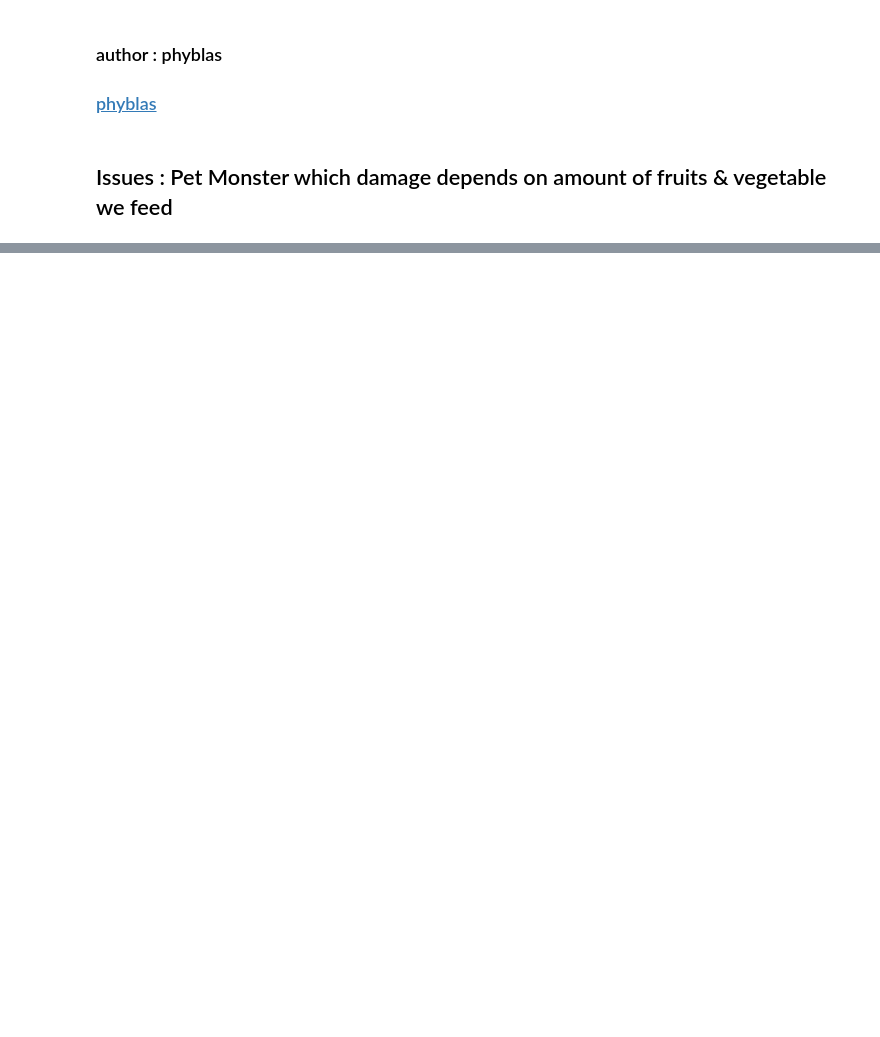
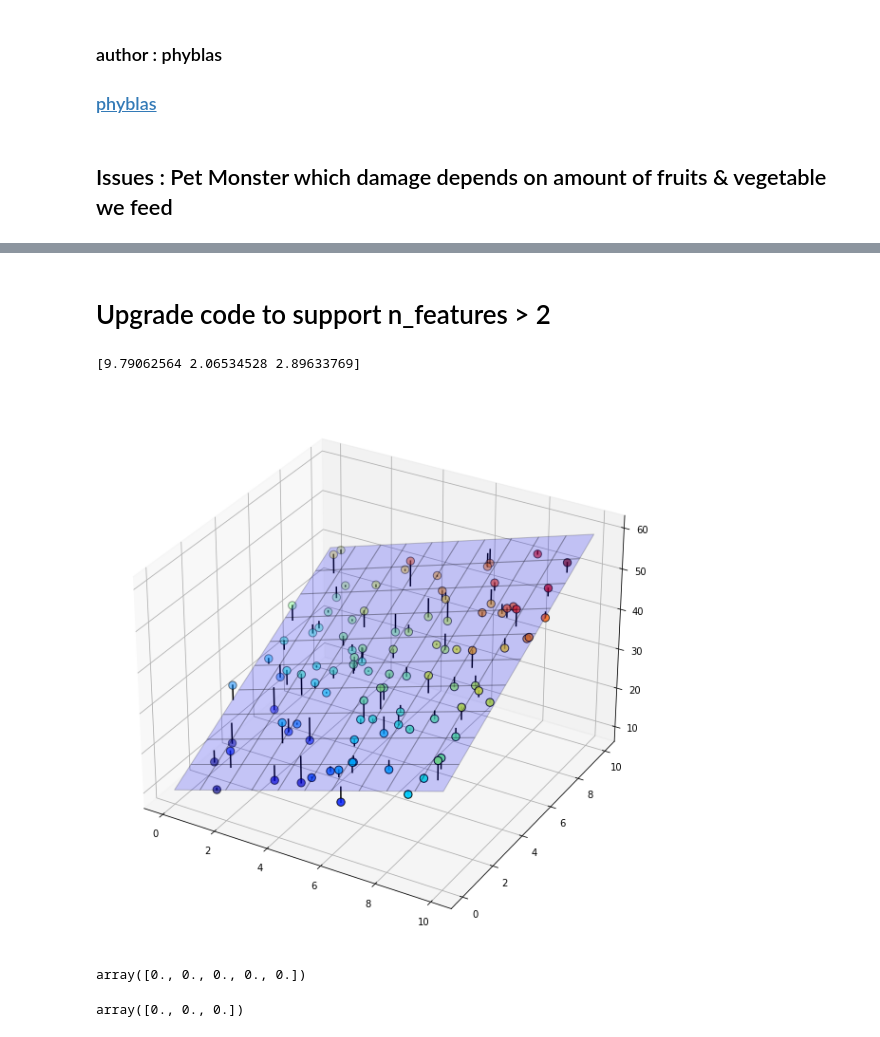
Before and after one commit to Yayawak/Machine-learner, a Jupyter notebook: Sklearn learn/Regression/Gradient descent/Mulitvaraible features.ipynb, the cells around one changed output, grey strips where cells are left out. Saved outputs shown, nothing was run; the diff lists cells and outputs as text; code cells hidden in the pictures; blank space fills up the shorter version.

```diff
--- a/Sklearn learn/Regression/Gradient descent/Mulitvaraible features.ipynb
+++ b/Sklearn learn/Regression/Gradient descent/Mulitvaraible features.ipynb
@@ -41,0 +98,56 @@ plt.show()
+# %% [markdown]
+# Upgrade code to support n_features > 2
+# %%
+# CALCULATE
+eta = 0.0001 # learning rate
+# eta = 0.0002 not works
+n_learns = 10000
+n_stop = 1e-7
+food_amt = np.stack([fruit_amt, veget_amt], 1)
+w = np.zeros(food_amt.shape[1] + 1)
+dw = np.zeros(food_amt.shape[1] + 1)
+h = np.dot(food_amt, w[1:] + w[0])
+
+for i in range(n_learns):
+    # use Vector/ Matrix to calculate
+    dw[1:] = 2 * np.dot(damage - h, food_amt) * eta
+    dw[0] = 2 * (damage - h).sum() * eta
+    w += dw
+    h = np.dot(food_amt, w[1:]) + w[0]
+
+    if ( np.all(abs(dw) < n_stop)): break
+print(w)
+
+# DRAW
+plt.figure(figsize=[8,8])
+kw = dict(fontsize=15)
+ax.set_xlabel('Fruit amount', **kw)
+ax.set_ylabel('Vegetable amount', **kw)
+ax.set_zlabel('Damage', **kw)
+
+ax = plt.axes([0,0,1,1],projection='3d')
+
+mx,my = np.meshgrid(np.linspace(0,10,11),np.linspace(0,10,11))
+mz = w[0] + mx*w[1] + my*w[2]
+
+ax.plot_surface(mx,my,mz,rstride=1,cstride=1,alpha=0.2,color='b',edgecolor='k')
+h = w[0] + w[1]*fruit_amt + w[2]*veget_amt
+for i in range(n):
+    ax.plot([fruit_amt[i], fruit_amt[i]],
+           [veget_amt[i], veget_amt[i]],
+           [h[i], damage[i]], 'k')
+
+sc = ax.scatter(fruit_amt, veget_amt, damage,c=damage,
+           edgecolor='k', cmap='jet', s=70)
+plt.show()
+# %% [output]
+[9.79062564 2.06534528 2.89633769]
+[figure, added]
+# %%
+np.zeros(5)
+# %% [output]
+array([0., 0., 0., 0., 0.])
+# %%
+np.zeros(food_amt.shape[1] + 1)
+# %% [output]
+array([0., 0., 0.])
```
Also changed, not shown: parts of 16 cells of this notebook.
